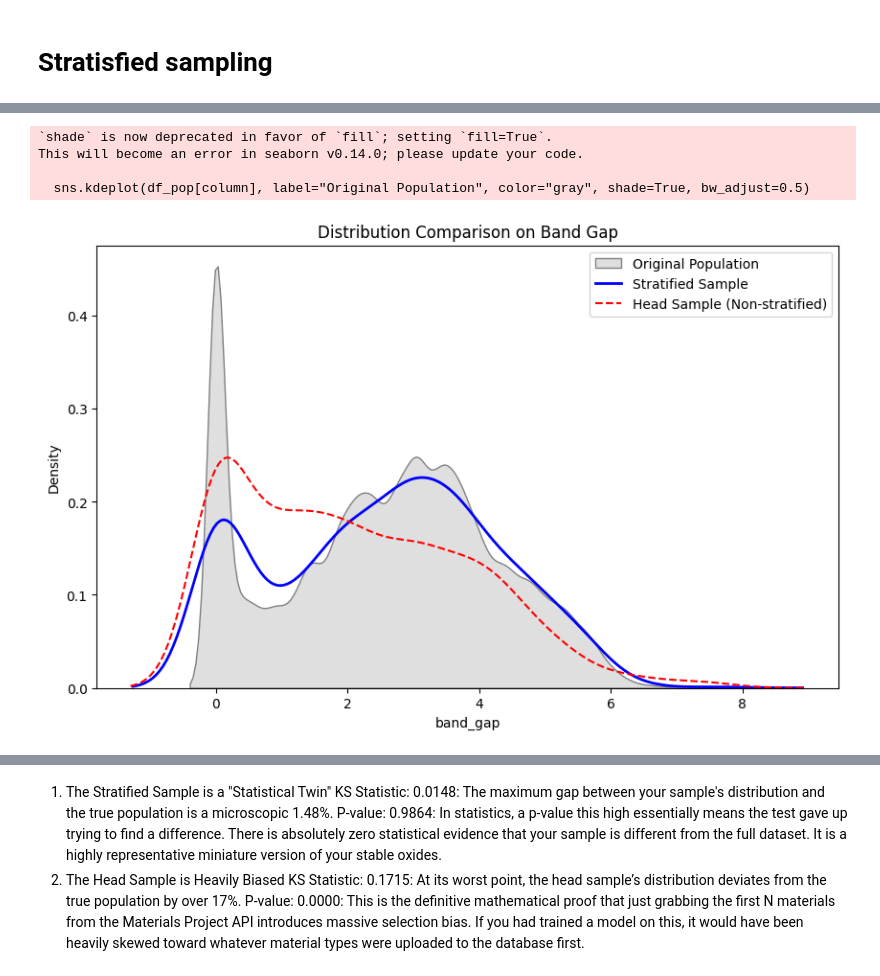
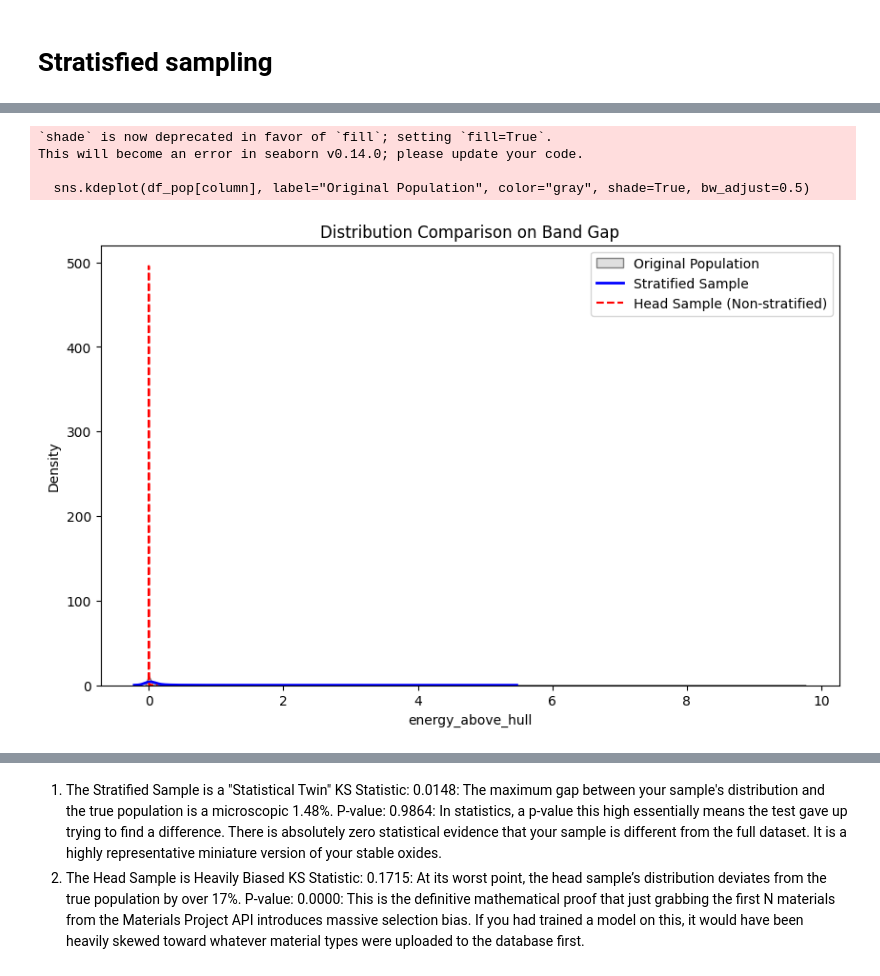
Before and after one commit to karlfindhansen/Non-Euclidean-Distances-in-Molecular-Representation, a Jupyter notebook: notebooks/Materials Project/analysis/materials_project_analysis.ipynb, the cells around one changed output, grey strips where cells are left out. Saved outputs shown, nothing was run; the diff lists cells and outputs as text; code cells hidden in the pictures.

```diff
--- a/notebooks/Materials Project/analysis/materials_project_analysis.ipynb
+++ b/notebooks/Materials Project/analysis/materials_project_analysis.ipynb
@@ -12,6 +12,6 @@ from pymatgen.core import Structure
 
 from src.datasets import MaterialsProject
 # %%
-mp = MaterialsProject()
-mp.load(limit=None)
+mp = MaterialsProject(sampling_strategy="head", add_acsf=False, add_soap=False)
+mp.load(limit=None, force_fetch=False)
 # %% [output]
@@ -177,4 +197,4 @@ import numpy as np
 # %%
-mp_head = MaterialsProject(sampling_strategy="head")
-df_first = mp_head.load(force_fetch=True, limit=5000)
+mp_head = MaterialsProject(sampling_strategy="head", add_soap=False, add_acsf=False)
+df_first = mp_head.load(limit=5000)
 # %% [output]
@@ -189,4 +203,4 @@ df_first = mp_head.load(force_fetch=True, limit=5000)
 # %%
-mp_strat = MaterialsProject(sampling_strategy="stratified", stratify_on=["band_gap", "energy_above_hull"])
-df_strat = mp_strat.load(force_fetch=True, limit=5000)
+mp_strat = MaterialsProject(sampling_strategy="stratified", stratify_on=["band_gap", "energy_above_hull"], add_soap=False, add_acsf=False)
+df_strat = mp_strat.load(limit=5000)
 # %% [output]
@@ -212,27 +209,27 @@ df_full = mp_head.load(force_fetch=True, limit=None)
 # %%
-def validate_distributions(df_pop, df_strat, df_head, column="band_gap"):
+def validate_distributions(df_pop, df_strat, df_head, column="energy_above_hull"):
     plt.figure(figsize=(10, 6))
 
     sns.kdeplot(df_pop[column], label="Original Population", color="gray", shade=True, bw_adjust=0.5)
 
     sns.kdeplot(df_strat[column], label="Stratified Sample", color="blue", linewidth=2)
 
     sns.kdeplot(df_head[column], label="Head Sample (Non-stratified)", color="red", linestyle="--")
 
     plt.title("Distribution Comparison on Band Gap")
     plt.xlabel(column)
     plt.ylabel("Density")
     plt.legend()
 
     plt.savefig(f'figures/materials/sampling/statified_{column}_validation.png', dpi=300)
     plt.show()
 
-validate_distributions(df_full, df_strat, df_first)
+validate_distributions(mp.df, df_strat, df_first)
 # %% [output]
 `shade` is now deprecated in favor of `fill`; setting `fill=True`.
 This will become an error in seaborn v0.14.0; please update your code.
 
   sns.kdeplot(df_pop[column], label="Original Population", color="gray", shade=True, bw_adjust=0.5)
-[figure, old version]
+[figure, new version]
 # %%
 from scipy.stats import ks_2samp
```
Also changed, not shown: parts of 13 cells of this notebook, 6 other files.
